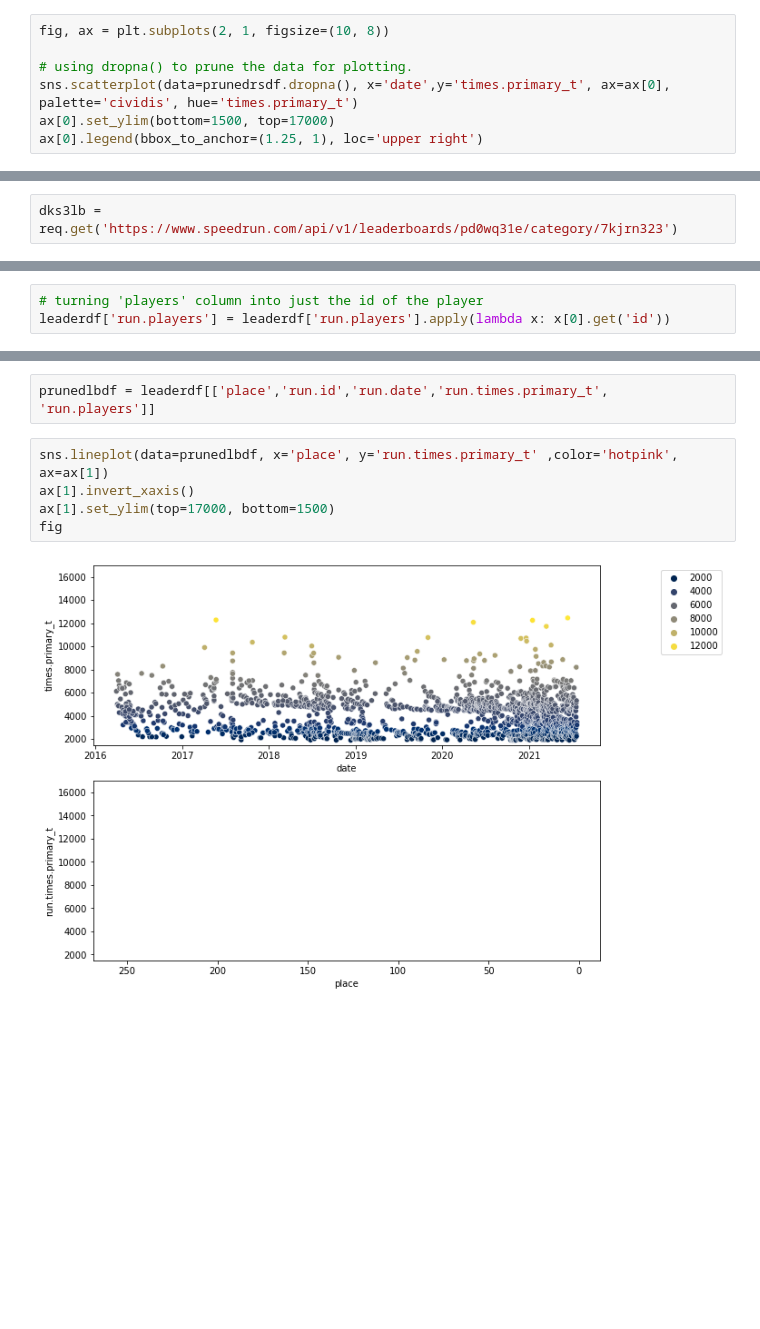
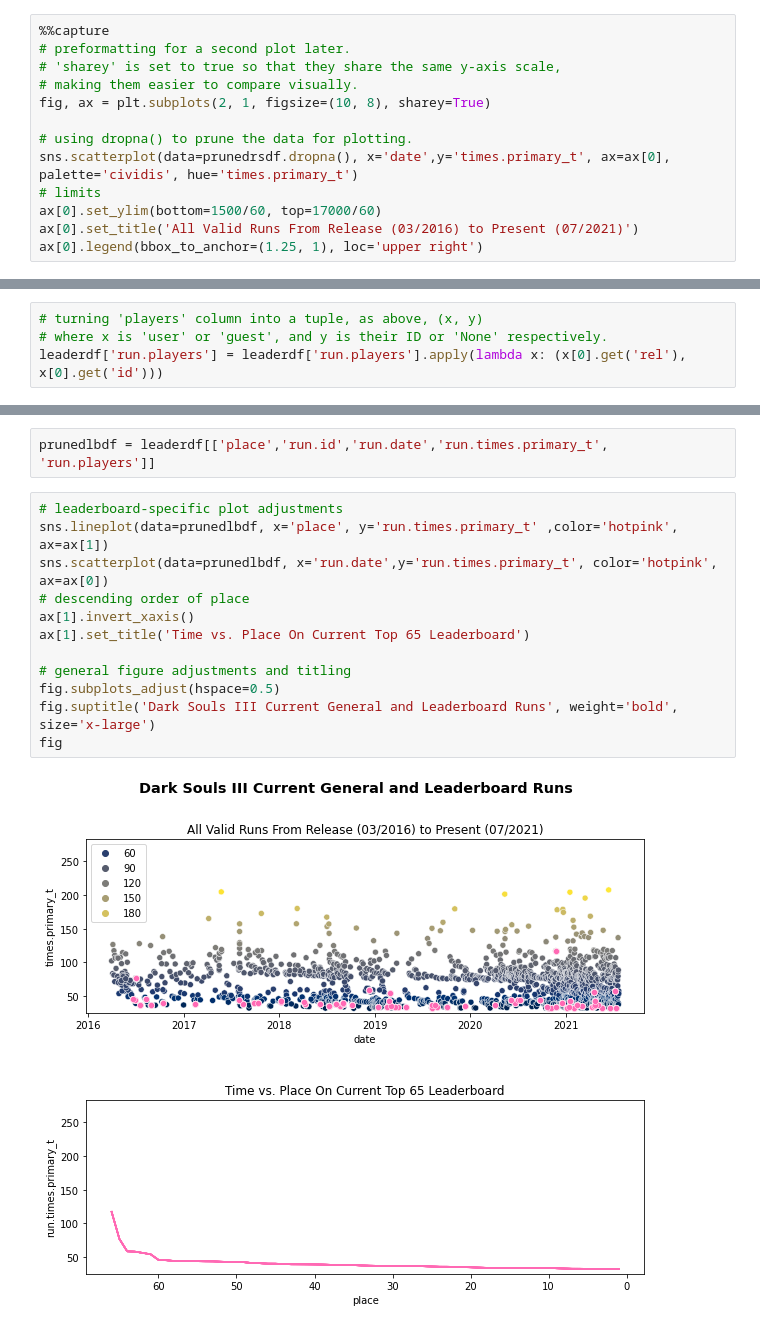
Before and after one commit to kstanfie/kstanfie.github.io, a Jupyter notebook: Speedruns.ipynb, the cells around one changed output, grey strips where cells are left out. Saved outputs shown, nothing was run; the diff lists cells and outputs as text; blank space fills up the shorter version.

Commit message:
Plot labelling, documentation, moving to Hypotheses Testing

```diff
--- a/Speedruns.ipynb
+++ b/Speedruns.ipynb
@@ -161,7 +172,13 @@ memory usage: 79.6+ KB
 # %%
-fig, ax = plt.subplots(2, 1, figsize=(10, 8))
+%%capture
+# preformatting for a second plot later.
+# 'sharey' is set to true so that they share the same y-axis scale,
+# making them easier to compare visually.
+fig, ax = plt.subplots(2, 1, figsize=(10, 8), sharey=True)
 
 # using dropna() to prune the data for plotting.
 sns.scatterplot(data=prunedrsdf.dropna(), x='date',y='times.primary_t', ax=ax[0], palette='cividis', hue='times.primary_t')
-ax[0].set_ylim(bottom=1500, top=17000)
+# limits
+ax[0].set_ylim(bottom=1500/60, top=17000/60)
+ax[0].set_title('All Valid Runs From Release (03/2016) to Present (07/2021)')
 ax[0].legend(bbox_to_anchor=(1.25, 1), loc='upper right')
@@ -172,4 +194,2 @@ ax[0].legend(bbox_to_anchor=(1.25, 1), loc='upper right')
 # %%
 dks3lb = req.get('https://www.speedrun.com/api/v1/leaderboards/k6qg0xdg/category/n2y143z2')
-# %%
-dks3lb = req.get('https://www.speedrun.com/api/v1/leaderboards/pd0wq31e/category/7kjrn323')
@@ -183,8 +205,9 @@ leaderboard = jsonlbs['data']['runs']
 # relatively low number of columns we need.
 leaderdf = pd.json_normalize(leaderboard)
 # %%
-# turning 'players' column into just the id of the player
-leaderdf['run.players'] = leaderdf['run.players'].apply(lambda x: x[0].get('id'))
+# turning 'players' column into a tuple, as above, (x, y)
+# where x is 'user' or 'guest', and y is their ID or 'None' respectively.
+leaderdf['run.players'] = leaderdf['run.players'].apply(lambda x: (x[0].get('rel'), x[0].get('id')))
 # %%
 # changing date column to real datetime
 leaderdf['run.date'] = pd.to_datetime(leaderdf['run.date'], format='%Y-%m-%d')
@@ -192,9 +217,16 @@ leaderdf['run.times.primary_t'] = leaderdf['run.times.primary_t'].apply(lambda x
 # %%
 prunedlbdf = leaderdf[['place','run.id','run.date','run.times.primary_t', 'run.players']]
 # %%
+# leaderboard-specific plot adjustments
 sns.lineplot(data=prunedlbdf, x='place', y='run.times.primary_t' ,color='hotpink', ax=ax[1])
+sns.scatterplot(data=prunedlbdf, x='run.date',y='run.times.primary_t', color='hotpink', ax=ax[0])
+# descending order of place
 ax[1].invert_xaxis()
-ax[1].set_ylim(top=17000, bottom=1500)
+ax[1].set_title('Time vs. Place On Current Top 65 Leaderboard')
+
+# general figure adjustments and titling
+fig.subplots_adjust(hspace=0.5)
+fig.suptitle('Dark Souls III Current General and Leaderboard Runs', weight='bold', size='x-large')
 fig
 # %% [output]
-[figure, old version]
+[figure, new version]
```
Also changed, not shown: parts of 30 cells of this notebook.
